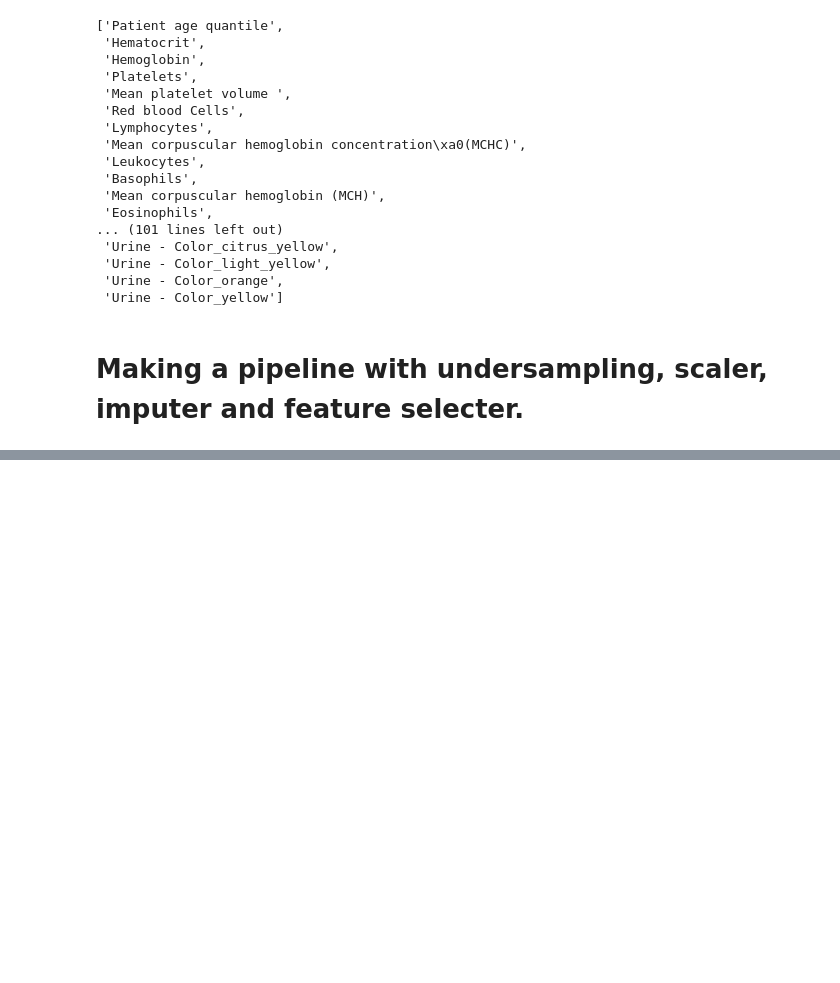
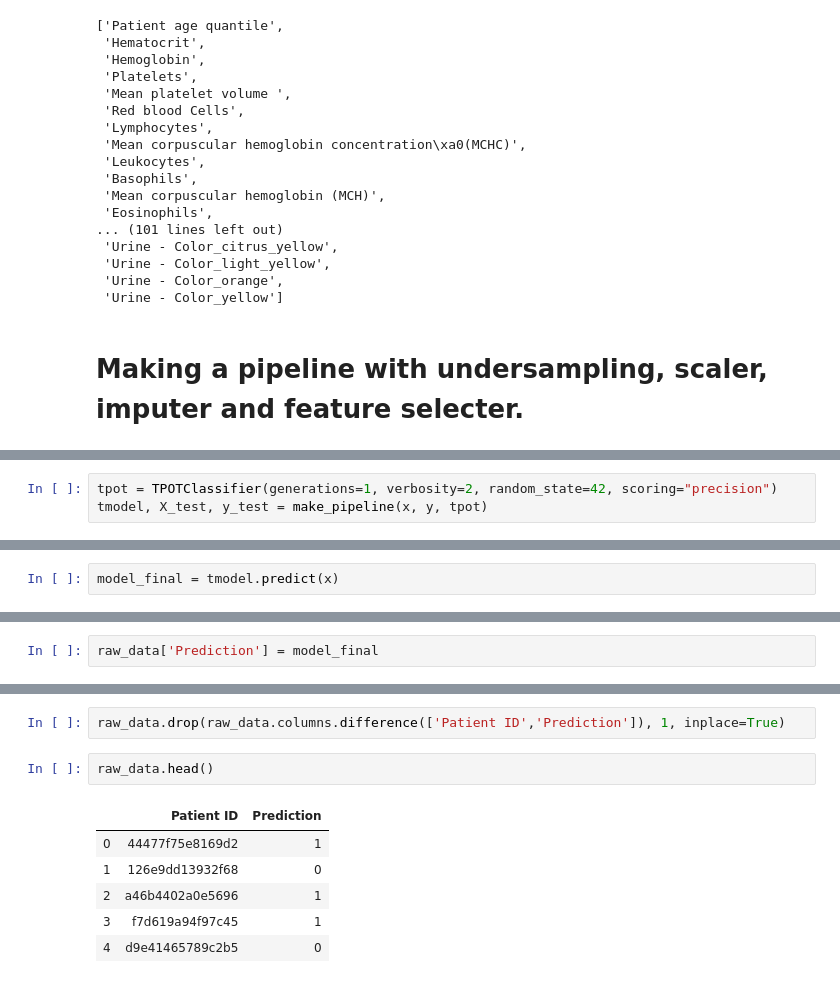
Before and after one commit to aryamonani/Covid-19-detection-using-blood-test, a Jupyter notebook: Covid - 19 Detection using blood test results .ipynb, the cells around one changed output, grey strips where cells are left out. Cells and saved outputs as stored; diff of their text form; blank space fills up the shorter version.

```diff
--- a/Covid - 19 Detection using blood test results .ipynb
+++ b/Covid - 19 Detection using blood test results .ipynb
@@ -258,0 +246,3 @@ def pipeline(x , y , model = RandomForesetClassifier(random_state = 42)):
+# %%
+tpot = TPOTClassifier(generations=1, verbosity=2, random_state=42, scoring="precision")
+tmodel, X_test, y_test = make_pipeline(x, y, tpot)
@@ -258,0 +296,2 @@ def pipeline(x , y , model = RandomForesetClassifier(random_state = 42)):
+# %%
+model_final = tmodel.predict(x)
@@ -258,0 +302,2 @@ def pipeline(x , y , model = RandomForesetClassifier(random_state = 42)):
+# %%
+raw_data['Prediction'] = model_final
@@ -258,0 +313,11 @@ def pipeline(x , y , model = RandomForesetClassifier(random_state = 42)):
+# %%
+raw_data.drop(raw_data.columns.difference(['Patient ID','Prediction']), 1, inplace=True)
+# %%
+raw_data.head()
+# %% [output]
+|  | Patient ID | Prediction |
+| 0 | 44477f75e8169d2 | 1 |
+| 1 | 126e9dd13932f68 | 0 |
+| 2 | a46b4402a0e5696 | 1 |
+| 3 | f7d619a94f97c45 | 1 |
+| 4 | d9e41465789c2b5 | 0 |
```
Also changed, not shown: parts of 24 cells of this notebook.
